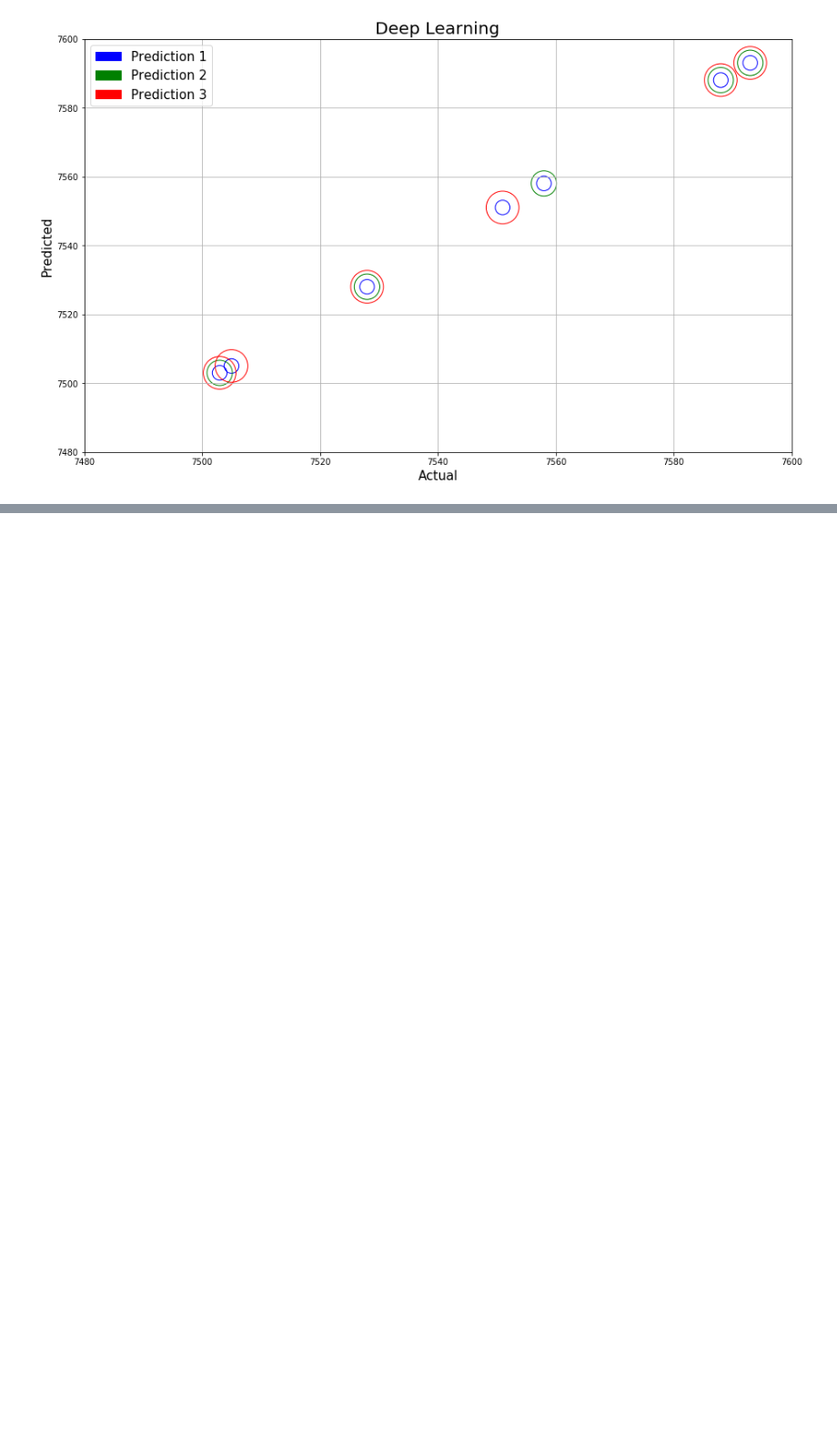
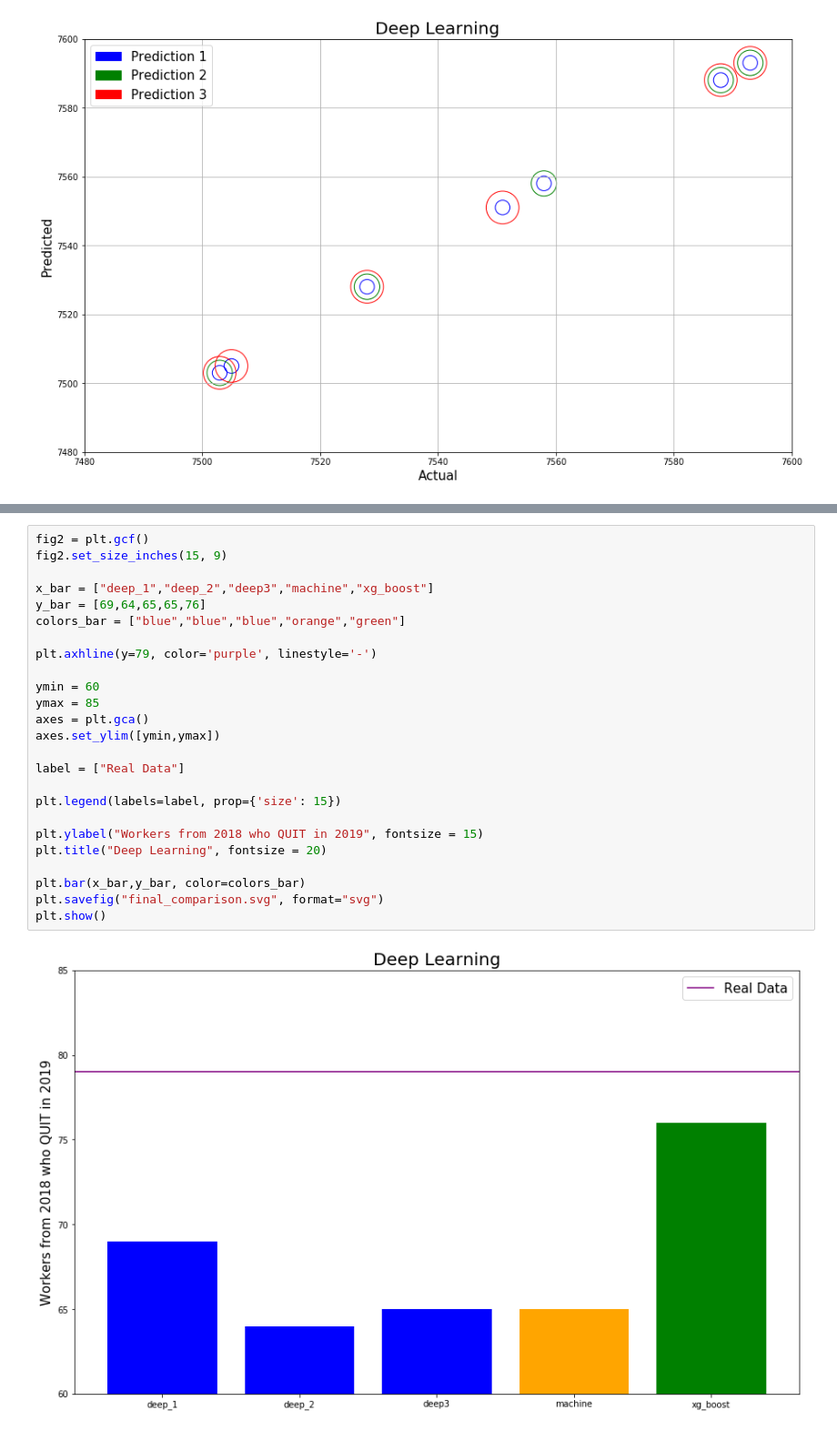
Before and after one commit to mmastermind/HR_Boost, a Jupyter notebook: predictions_comparison/predictions_comp_deep_learning.ipynb, the cells around one changed output, grey strips where cells are left out. Shown: that part at 91% size. Saved outputs shown, nothing was run; the diff lists cells and outputs as text; blank space fills up the shorter version.

Commit message:
adding models comparison

```diff
--- a/predictions_comparison/predictions_comp_deep_learning.ipynb
+++ b/predictions_comparison/predictions_comp_deep_learning.ipynb
@@ -195,0 +247,27 @@ comparison.to_csv("deep_learning_comparison.csv")
+# %%
+fig2 = plt.gcf()
+fig2.set_size_inches(15, 9)
+
+x_bar = ["deep_1","deep_2","deep3","machine","xg_boost"]
+y_bar = [69,64,65,65,76]
+colors_bar = ["blue","blue","blue","orange","green"]
+
+plt.axhline(y=79, color='purple', linestyle='-')
+
+ymin = 60
+ymax = 85
+axes = plt.gca()
+axes.set_ylim([ymin,ymax])
+
+label = ["Real Data"]
+
+plt.legend(labels=label, prop={'size': 15})
+
+plt.ylabel("Workers from 2018 who QUIT in 2019", fontsize = 15)
+plt.title("Deep Learning", fontsize = 20)
+
+plt.bar(x_bar,y_bar, color=colors_bar)
+plt.savefig("final_comparison.svg", format="svg")
+plt.show()
+# %% [output]
+[figure, added]
```
Also changed, not shown: parts of 13 cells of this notebook, 5 other files.
